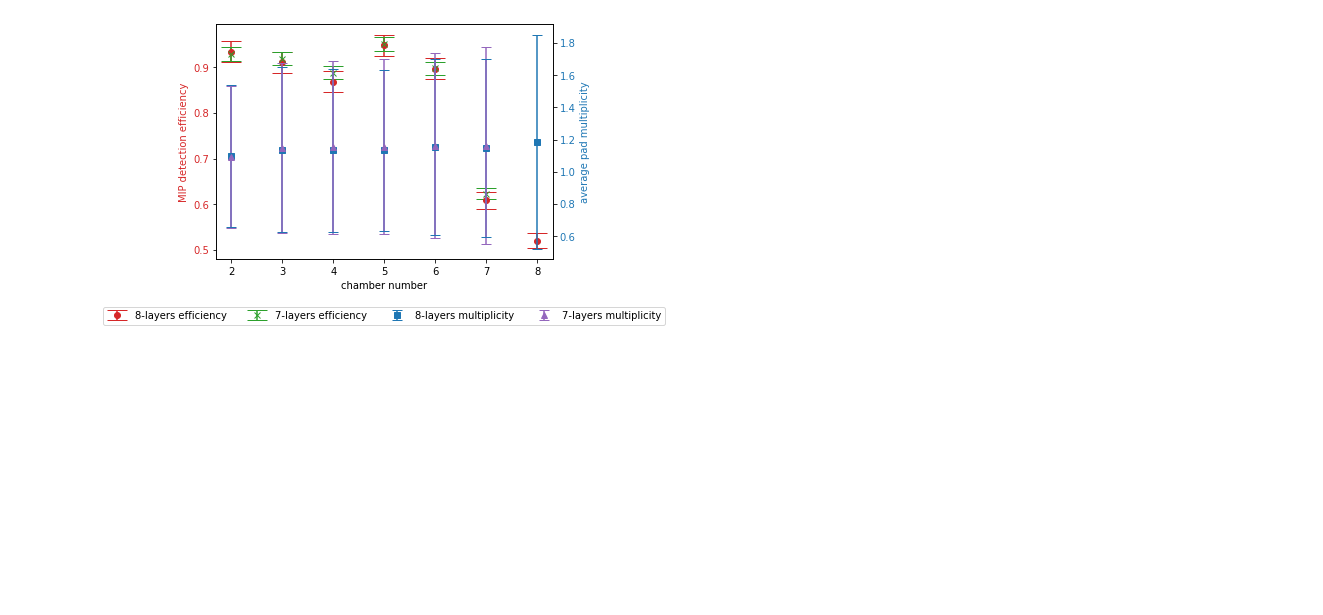
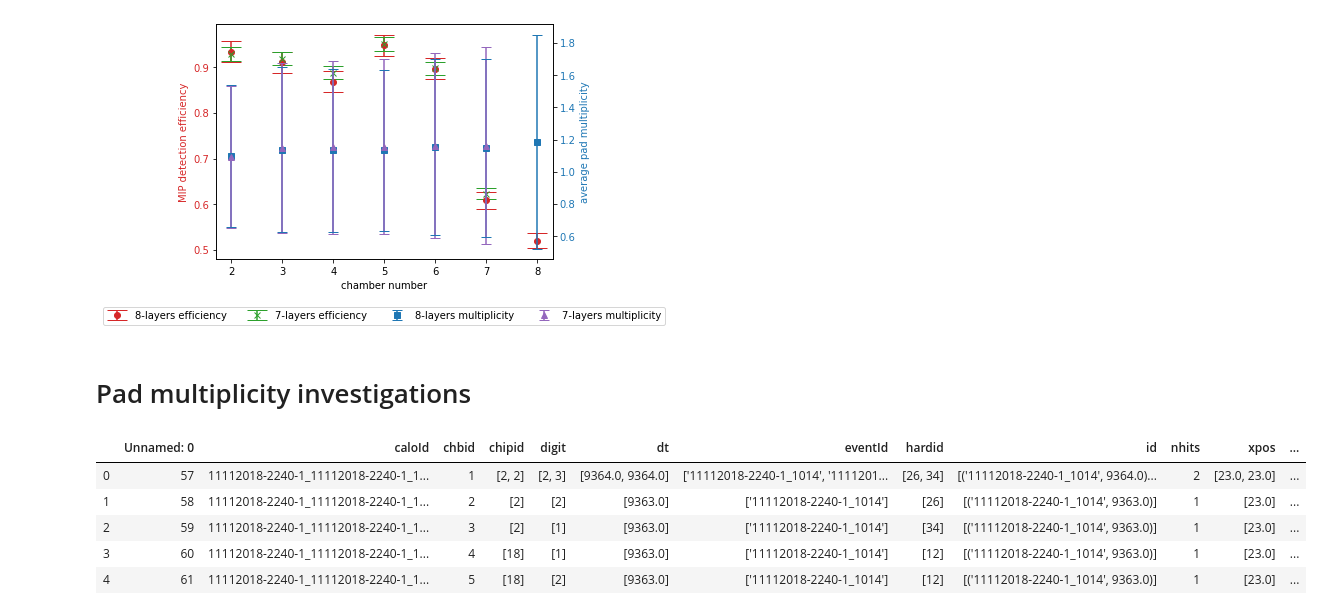
Before and after one commit to dansichi/RPWELL_SDHCAL_analysis, a Jupyter notebook: Untitled.ipynb, the cells around one changed output. Drawn from its saved outputs; the diff is of its cells as text; code cells hidden in the pictures; blank space fills up the shorter version.

```diff
--- a/Untitled.ipynb
+++ b/Untitled.ipynb
@@ -409,3 +409,15 @@ fig.tight_layout()  # otherwise the right y-label is slightly clipped
 plt.show()
 # %% [output]
 [figure]
+# %% [markdown]
+# Pad multiplicity investigations
+# %%
+mip_df = pd.read_csv('mips_with_clusters_20200312_1859.csv')
+mip_df.head()
+# %% [output]
+|  | Unnamed: 0 | caloId | chbid | chipid | digit | dt | eventId | hardid | id | nhits | xpos | ... |
+| 0 | 57 | 11112018-2240-1_11112018-2240-1_1... | 1 | [2, 2] | [2, 3] | [9364.0, 9364.0] | ['11112018-2240-1_1014', '1111201... | [26, 34] | [('11112018-2240-1_1014', 9364.0)... | 2 | [23.0, 23.0] | ... |
+| 1 | 58 | 11112018-2240-1_11112018-2240-1_1... | 2 | [2] | [2] | [9363.0] | ['11112018-2240-1_1014'] | [26] | [('11112018-2240-1_1014', 9363.0)] | 1 | [23.0] | ... |
+| 2 | 59 | 11112018-2240-1_11112018-2240-1_1... | 3 | [2] | [1] | [9363.0] | ['11112018-2240-1_1014'] | [34] | [('11112018-2240-1_1014', 9363.0)] | 1 | [23.0] | ... |
+| 3 | 60 | 11112018-2240-1_11112018-2240-1_1... | 4 | [18] | [1] | [9363.0] | ['11112018-2240-1_1014'] | [12] | [('11112018-2240-1_1014', 9363.0)] | 1 | [23.0] | ... |
+| 4 | 61 | 11112018-2240-1_11112018-2240-1_1... | 5 | [18] | [2] | [9363.0] | ['11112018-2240-1_1014'] | [12] | [('11112018-2240-1_1014', 9363.0)] | 1 | [23.0] | ... |
```
Also changed, not shown: parts of 17 cells of this notebook, 3 other files.
